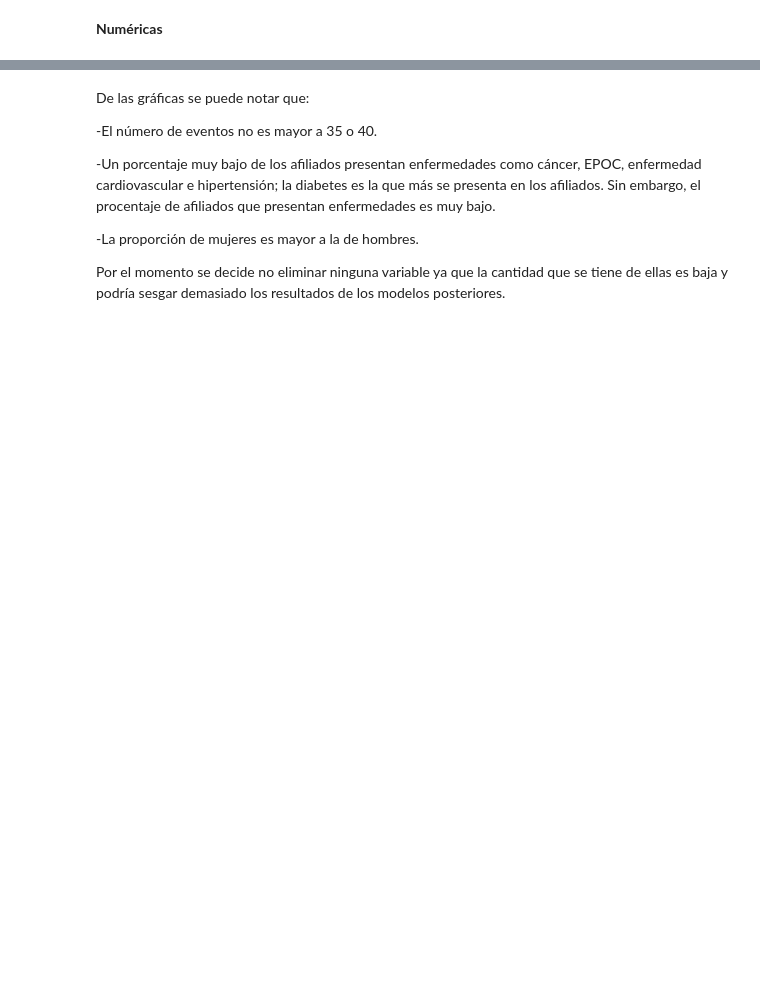
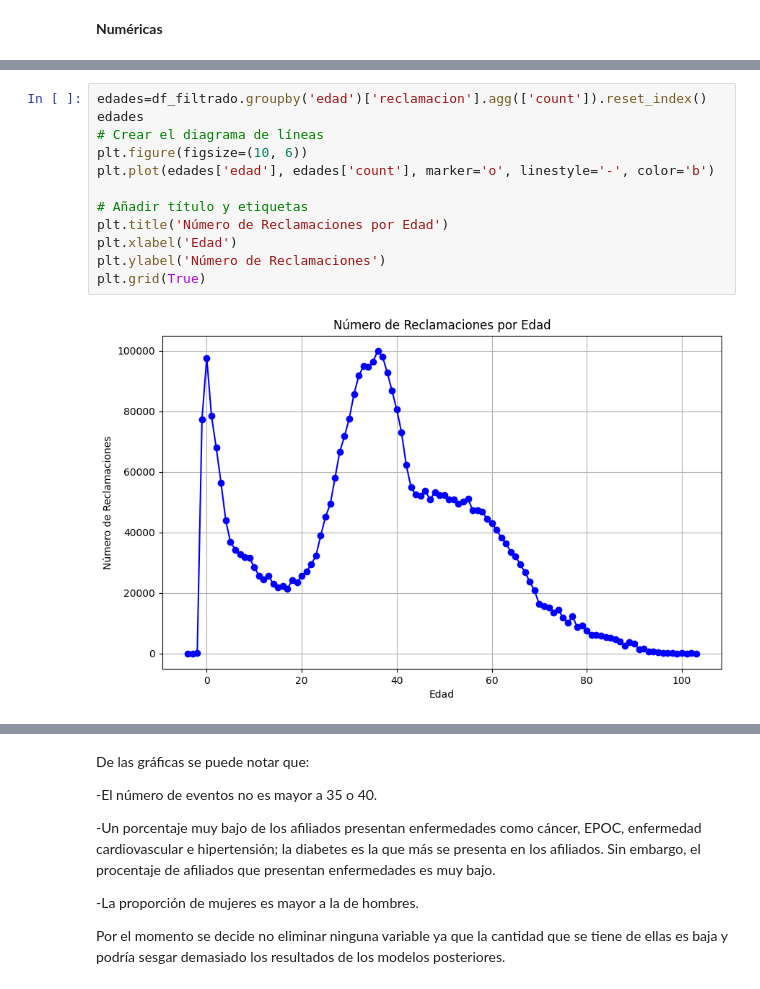
Before and after one commit to danielmancovidales/Aplicaciones-en-finanzas, a Jupyter notebook: Exploratorio.ipynb, the cells around one changed output, grey strips where cells are left out. Saved outputs shown, nothing was run; the diff lists cells and outputs as text; blank space fills up the shorter version.

```diff
--- a/Exploratorio.ipynb
+++ b/Exploratorio.ipynb
@@ -214,2 +228,16 @@ numericas = df_filtrado.drop(columns=columnas_a_eliminar)
+# %%
+edades=df_filtrado.groupby('edad')['reclamacion'].agg(['count']).reset_index()
+edades
+# Crear el diagrama de líneas
+plt.figure(figsize=(10, 6))
+plt.plot(edades['edad'], edades['count'], marker='o', linestyle='-', color='b')
+
+# Añadir título y etiquetas
+plt.title('Número de Reclamaciones por Edad')
+plt.xlabel('Edad')
+plt.ylabel('Número de Reclamaciones')
+plt.grid(True)
+# %% [output]
+[figure, added]
 # %%
 # Se realizan los histogramas para cada variable numérica
```
Also changed, not shown: parts of 22 cells of this notebook.
